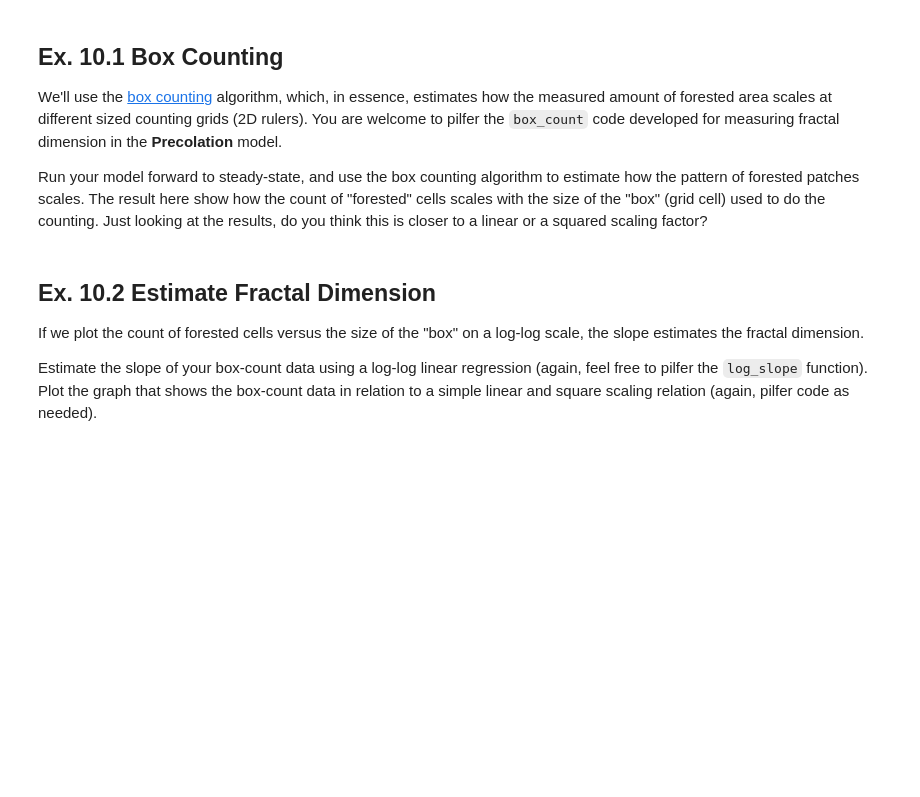
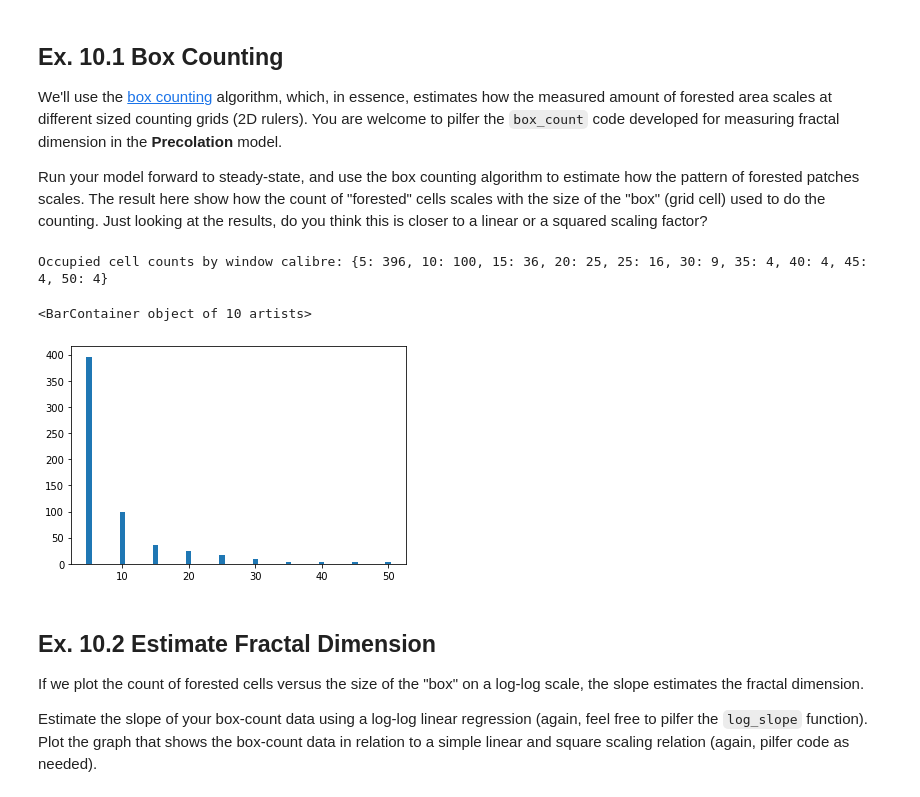
Before and after one commit to StoneMason495/cap-comp215, a Jupyter notebook: labs/lab10ZM.ipynb, the cells around one changed output. Saved outputs shown, nothing was run; the diff lists cells and outputs as text; code cells hidden in the pictures; blank space fills up the shorter version.

```diff
--- a/labs/lab10ZM.ipynb
+++ b/labs/lab10ZM.ipynb
@@ -573,3 +560,22 @@ Just looking at the results, do you think this is closer to a linear or a square
+# %%
+# Ex. 10.1 here
+def box_count(array, calibre, target=ForestFire.OCCUPIED):
+    """
+    Tile the 2D array with a grid of square windows of given calibre,
+     return number of windows in the grid that contain at least one target cell
+    """
+    rows,cols = array.shape
+    grid = (array[i:i+calibre, j:j+calibre] for i in range(0, rows-calibre+1, calibre) for j in range(0, cols-calibre+1, calibre))
+    return sum(target in window for window in grid)
+
+calibres = np.array([5, 10, 15, 20, 25, 30, 35, 40, 45, 50])
+ss_box_counts = [box_count(steady_state.array, calibre) for calibre in calibres] # I already had a Forest Fire simulation ran to steady state, so i called that here instead of creating another one
+print(f'Occupied cell counts by window calibre: {dict((cal, cnt) for cal,cnt in zip(calibres, ss_box_counts))}')
+plt.bar(calibres, ss_box_counts)
+# %% [output]
+Occupied cell counts by window calibre: {5: 396, 10: 100, 15: 36, 20: 25, 25: 16, 30: 9, 35: 4, 40: 4, 45: 4, 50: 4}
+<BarContainer object of 10 artists>
+[figure, added]
 # %% [markdown]
 ## Ex. 10.2  Estimate Fractal Dimension
 
```
Also changed, not shown: parts of 14 cells of this notebook.
